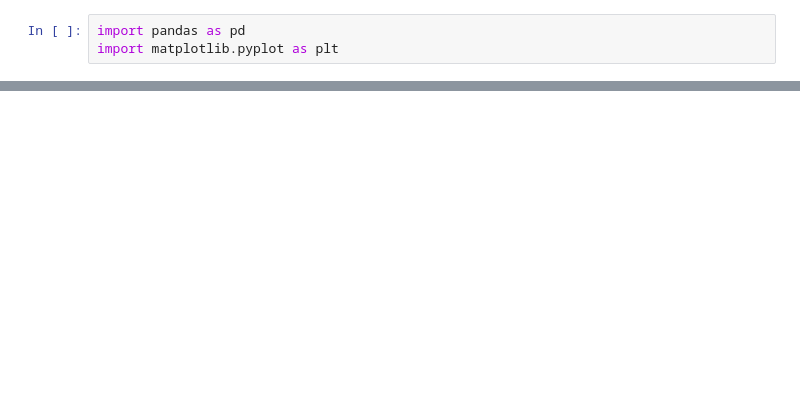
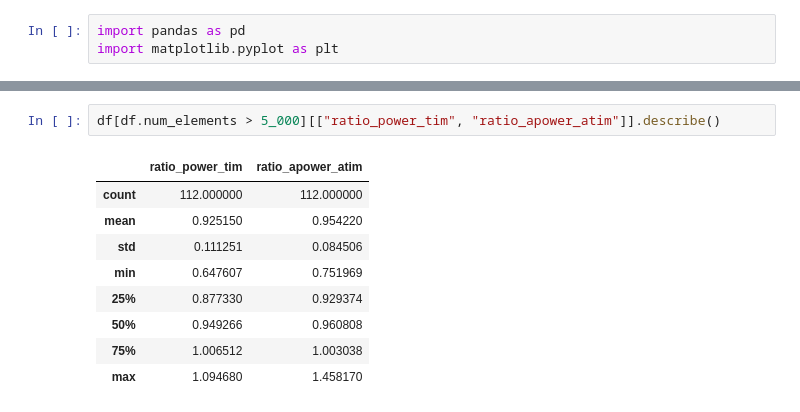
Before and after one commit to moritz-gross/SortingEDA, a Jupyter notebook: powersort_vs_timsort.ipynb, the cells around one changed output, grey strips where cells are left out. Drawn from its saved outputs; the diff is of its cells as text; blank space fills up the shorter version.

```diff
--- a/powersort_vs_timsort.ipynb
+++ b/powersort_vs_timsort.ipynb
@@ -23,0 +29,12 @@ plt.show()
+# %%
+df[df.num_elements > 5_000][["ratio_power_tim", "ratio_apower_atim"]].describe()
+# %% [output]
+|  | ratio_power_tim | ratio_apower_atim |
+| count | 112.000000 | 112.000000 |
+| mean | 0.925150 | 0.954220 |
+| std | 0.111251 | 0.084506 |
+| min | 0.647607 | 0.751969 |
+| 25% | 0.877330 | 0.929374 |
+| 50% | 0.949266 | 0.960808 |
+| 75% | 1.006512 | 1.003038 |
+| max | 1.094680 | 1.458170 |
```
Also changed, not shown: parts of 1 cell of this notebook, 1 other file.
